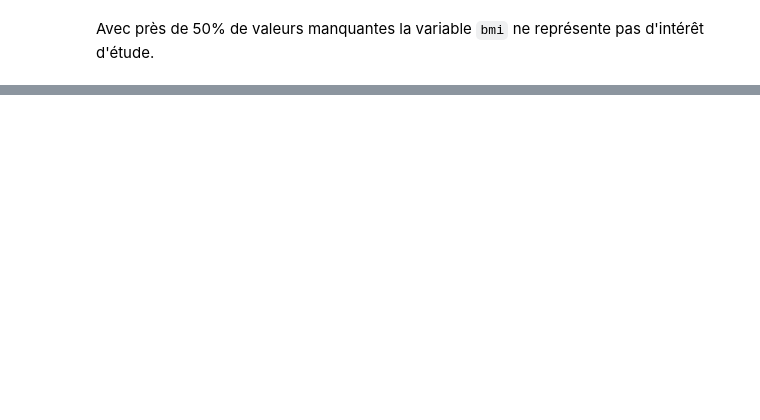
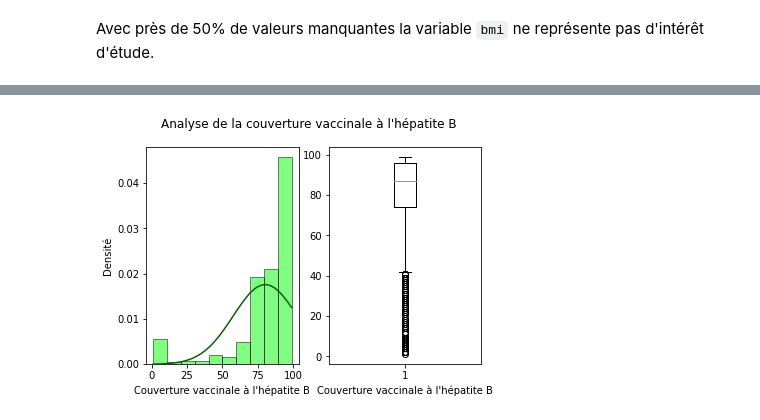
Before and after one commit to elisa-desmetz/pythonH3, a Jupyter notebook: Mini-Projet/Mini-Projet - Data Analysis.ipynb, the cells around one changed output, grey strips where cells are left out. Cells and saved outputs as stored; diff of their text form; code cells hidden in the pictures; blank space fills up the shorter version.

```diff
--- a/Mini-Projet/Mini-Projet - Data Analysis.ipynb
+++ b/Mini-Projet/Mini-Projet - Data Analysis.ipynb
@@ -254,0 +389,19 @@ data_clean.drop(columns='bmi', inplace=True)
+# %%
+std = np.std(data_expend['hepatitis_b'], ddof=1)
+mean = np.mean(data_expend['hepatitis_b'])
+
+fig, (ax1, ax2) = plt.subplots(1, 2)
+fig.suptitle("Analyse de la couverture vaccinale à l'hépatite B")
+
+domain = np.linspace(np.min(data_expend['hepatitis_b']), np.max(data_expend['hepatitis_b']))
+ax1.plot(domain, norm.pdf(domain, mean, std), color='darkgreen')
+ax1.hist(data_expend['hepatitis_b'], edgecolor = 'black', alpha = 0.5, density = True, color='lime')
+ax1.set(xlabel="Couverture vaccinale à l'hépatite B", ylabel='Densité')
+
+
+ax2.boxplot(data_expend['hepatitis_b'])
+ax2.set(xlabel="Couverture vaccinale à l'hépatite B")
+
+plt.show()
+# %% [output]
+[figure, added]
```
Also changed, not shown: parts of 54 cells of this notebook.
